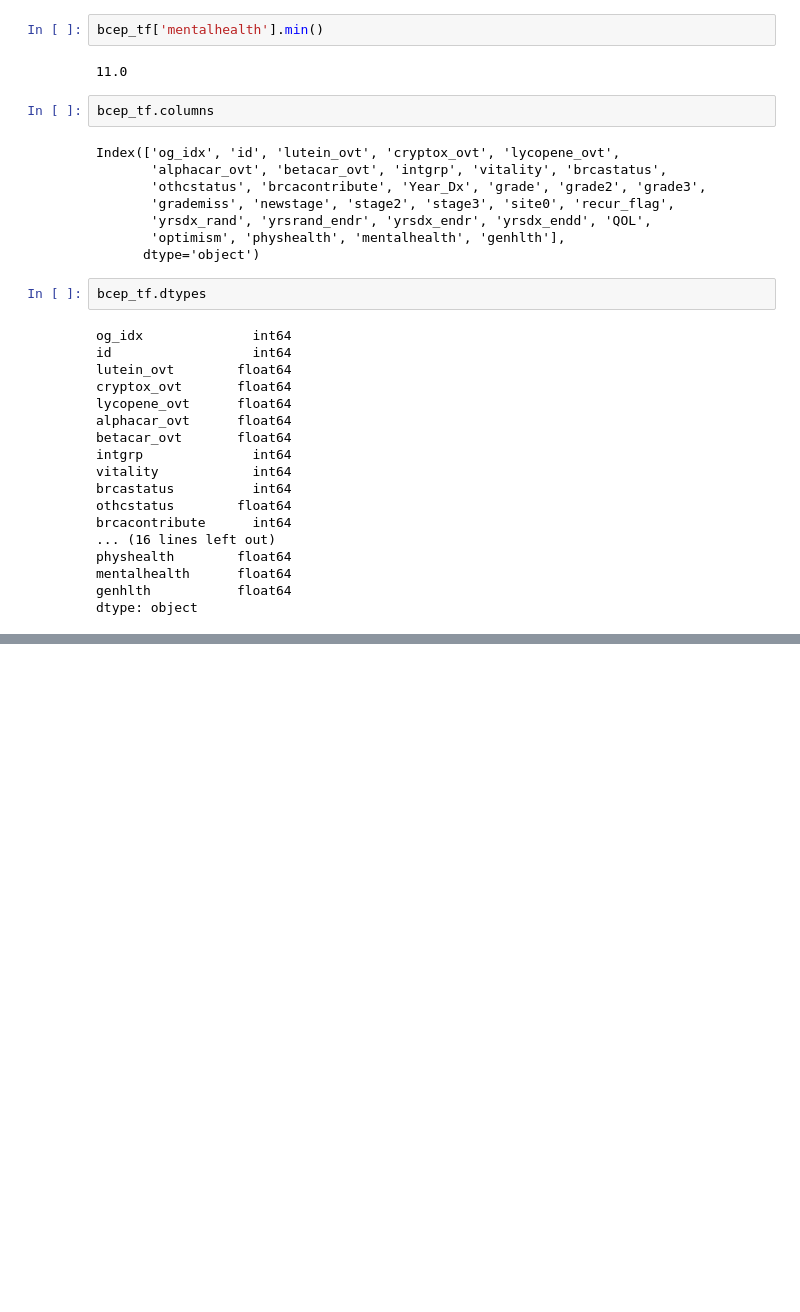
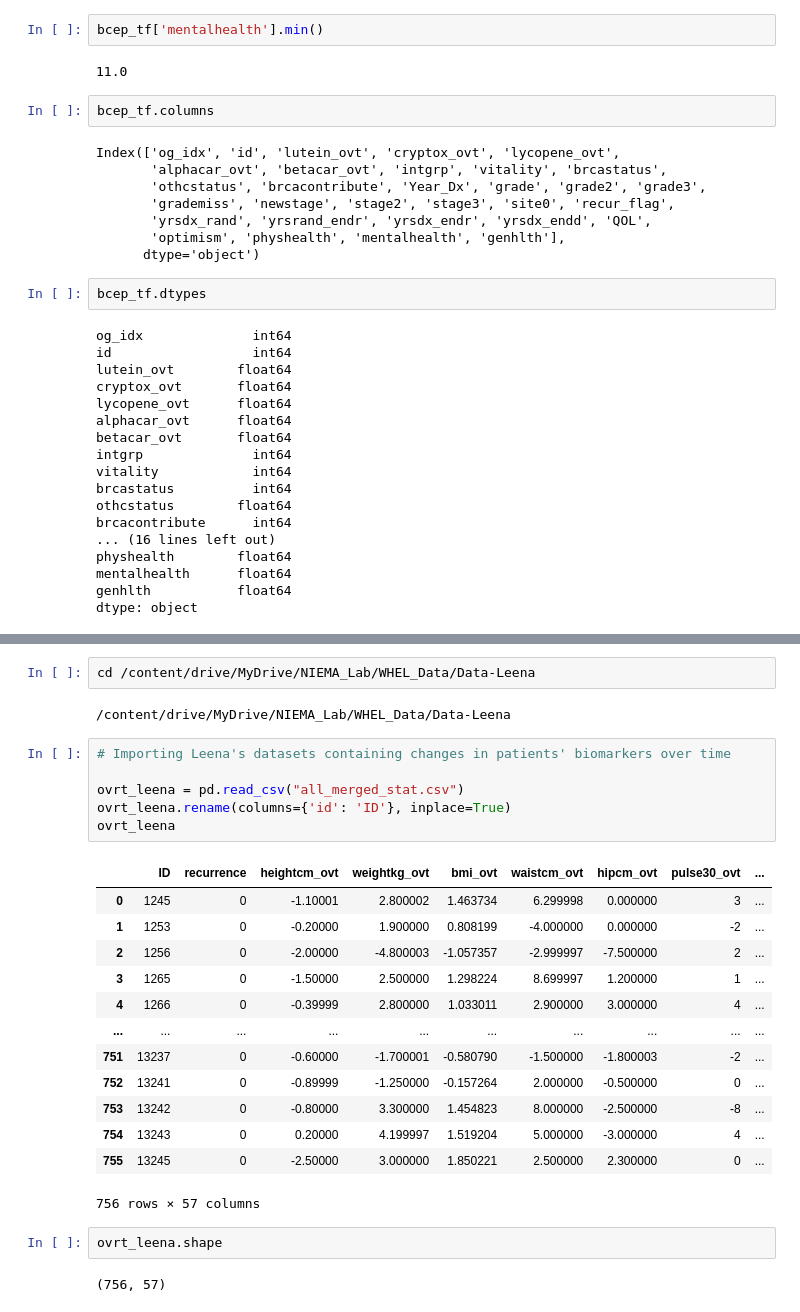
Before and after one commit to pndang/Project_WHEL, a Jupyter notebook: exploratory_analysis_2.ipynb, the cells around one changed output, grey strips where cells are left out. Saved outputs shown, nothing was run; the diff lists cells and outputs as text; blank space fills up the shorter version.

```diff
--- a/exploratory_analysis_2.ipynb
+++ b/exploratory_analysis_2.ipynb
@@ -183,3 +183,31 @@ ovrt
 | 1842 | 13244 | 8.500000 | 0.0 | -20.0 | 1.0 | 25.0 | 0.0 | 0 | ... |
 | 1843 | 13245 | 16.937500 | 0.0 | 5.0 | 1.0 | 12.5 | 0.0 | 0 | ... |
 1844 rows × 13 columns
+# %%
+cd /content/drive/MyDrive/NIEMA_Lab/WHEL_Data/Data-Leena
+# %% [output]
+/content/drive/MyDrive/NIEMA_Lab/WHEL_Data/Data-Leena
+# %%
+# Importing Leena's datasets containing changes in patients' biomarkers over time
+
+ovrt_leena = pd.read_csv("all_merged_stat.csv")
+ovrt_leena.rename(columns={'id': 'ID'}, inplace=True)
+ovrt_leena
+# %% [output]
+|  | ID | recurrence | heightcm_ovt | weightkg_ovt | bmi_ovt | waistcm_ovt | hipcm_ovt | pulse30_ovt | ... |
+| 0 | 1245 | 0 | -1.10001 | 2.800002 | 1.463734 | 6.299998 | 0.000000 | 3 | ... |
+| 1 | 1253 | 0 | -0.20000 | 1.900000 | 0.808199 | -4.000000 | 0.000000 | -2 | ... |
+| 2 | 1256 | 0 | -2.00000 | -4.800003 | -1.057357 | -2.999997 | -7.500000 | 2 | ... |
+| 3 | 1265 | 0 | -1.50000 | 2.500000 | 1.298224 | 8.699997 | 1.200000 | 1 | ... |
+| 4 | 1266 | 0 | -0.39999 | 2.800000 | 1.033011 | 2.900000 | 3.000000 | 4 | ... |
+| ... | ... | ... | ... | ... | ... | ... | ... | ... | ... |
+| 751 | 13237 | 0 | -0.60000 | -1.700001 | -0.580790 | -1.500000 | -1.800003 | -2 | ... |
+| 752 | 13241 | 0 | -0.89999 | -1.250000 | -0.157264 | 2.000000 | -0.500000 | 0 | ... |
+| 753 | 13242 | 0 | -0.80000 | 3.300000 | 1.454823 | 8.000000 | -2.500000 | -8 | ... |
+| 754 | 13243 | 0 | 0.20000 | 4.199997 | 1.519204 | 5.000000 | -3.000000 | 4 | ... |
+| 755 | 13245 | 0 | -2.50000 | 3.000000 | 1.850221 | 2.500000 | 2.300000 | 0 | ... |
+756 rows × 57 columns
+# %%
+ovrt_leena.shape
+# %% [output]
+(756, 57)
```
Also changed, not shown: parts of 8 cells of this notebook.
